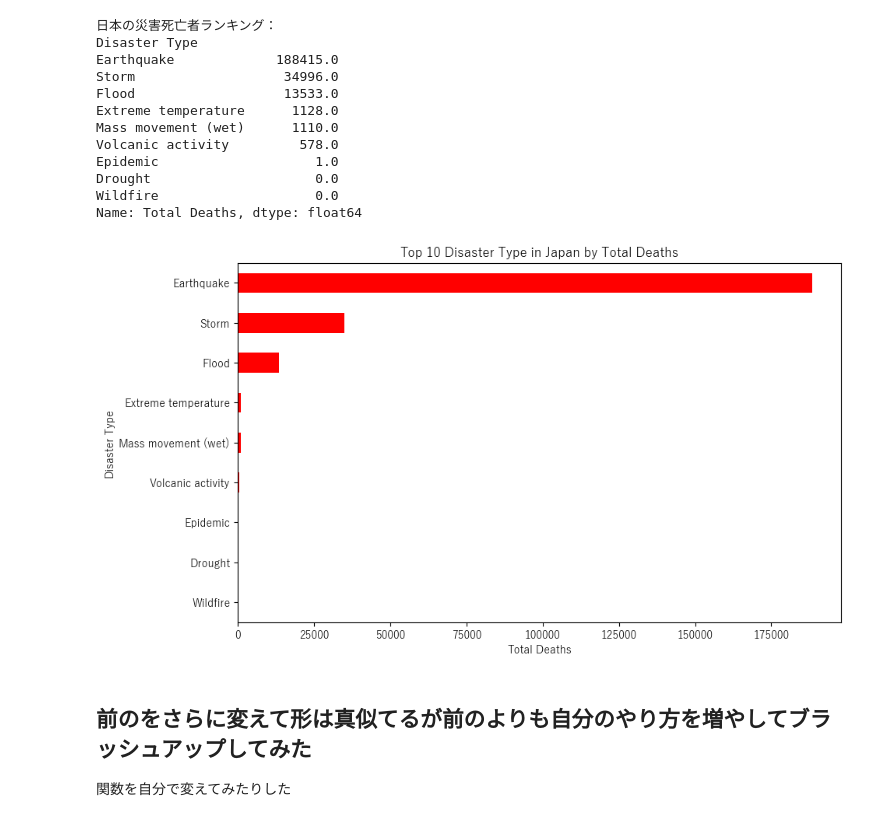
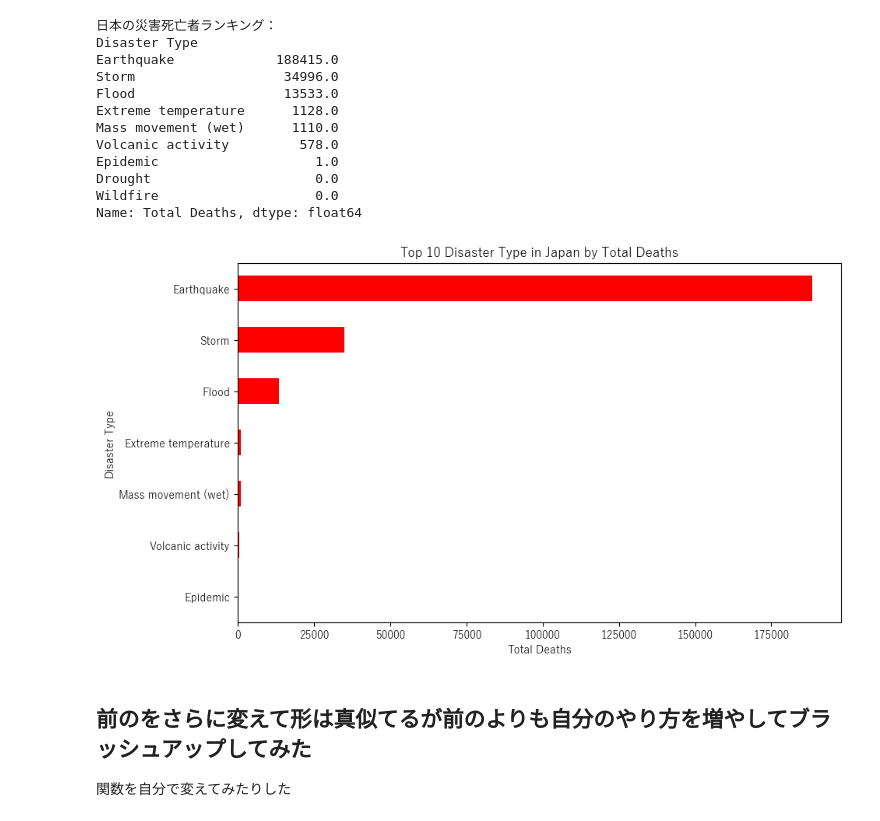
Before and after one commit to Tomoki250940/me, a Jupyter notebook: week9/disaster challenge.ipynb, the cells around one changed output. Saved outputs shown, nothing was run; the diff lists cells and outputs as text; code cells hidden in the pictures.

Commit message:
new graph

```diff
--- a/week9/disaster challenge.ipynb
+++ b/week9/disaster challenge.ipynb
@@ -173,16 +173,16 @@ Drought                     0.0
 Wildfire                    0.0
 Name: Total Deaths, dtype: float64
 # %%
-top_10_japan = japan_ranking.head(10)
+top_10_japan = japan_ranking.head(7)
 
 plt.figure(figsize=(10, 6))
 top_10_japan.plot(kind='barh', color='red')
 plt.xlabel('Total Deaths')
 plt.title('Top 10 Disaster Type in Japan by Total Deaths')
 plt.gca().invert_yaxis()  # Highest first
 plt.show()
 # %% [output]
-[figure, old version]
+[figure, new version]
 # %% [markdown]
 ## 前のをさらに変えて形は真似てるが前のよりも自分のやり方を増やしてブラッシュアップしてみた
 関数を自分で変えてみたりした
```
